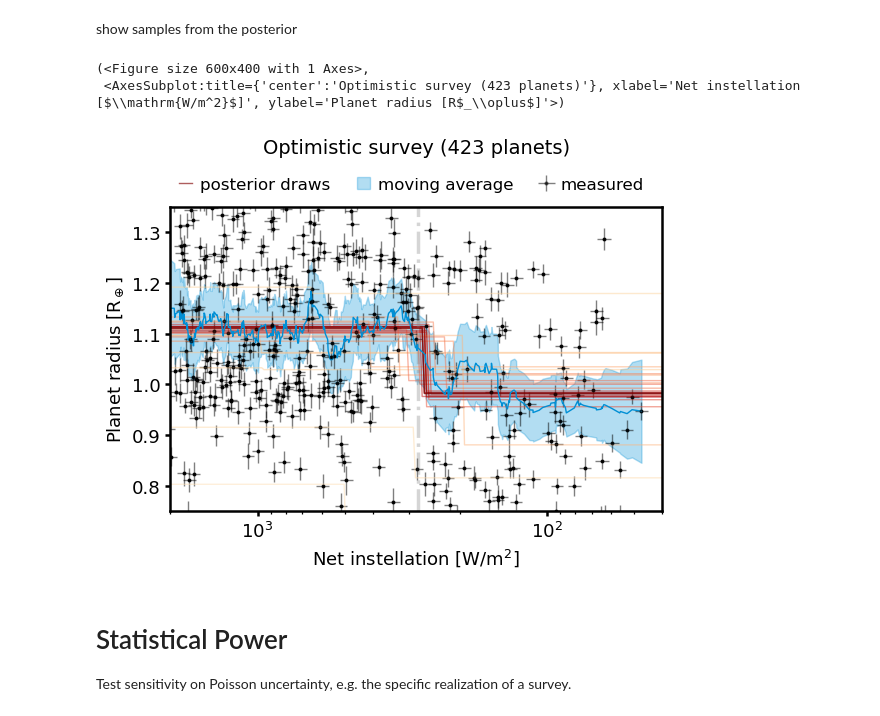
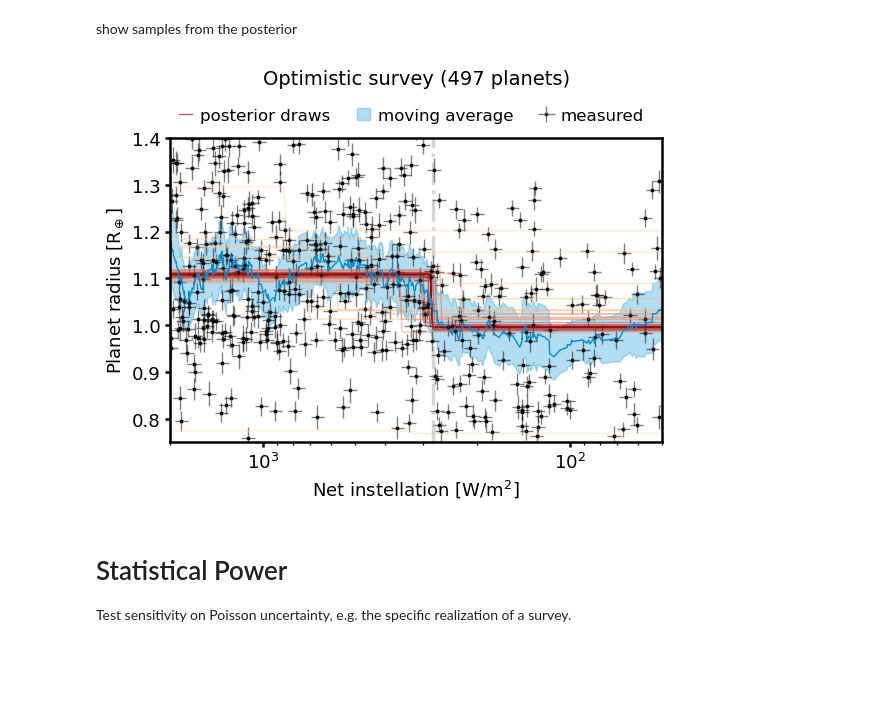
Before and after one commit to matiscke/hz-inner-edge-discontinuity, a Jupyter notebook: src/scripts/magmaocean.ipynb, the cells around one changed output. Saved outputs shown, nothing was run; the diff lists cells and outputs as text; code cells hidden in the pictures; blank space fills up the shorter version.

Commit message:
test different M-R relations, add plot and discuss differences

```diff
--- a/src/scripts/magmaocean.ipynb
+++ b/src/scripts/magmaocean.ipynb
@@ -659,7 +660,7 @@ save_var_latex('N_optimistic', '{:.0f}'.format(N))
 # %% [markdown]
 simulate observations, obtain dataset
 # %%
-data = survey.observe(detected, demographics=True)
+data = survey.observe(detected_opt, demographics=True)
 # %% [output]
 <Figure size 600x400 with 0 Axes>
 # %%
@@ -709,7 +710,8 @@ The parameter space is complex, need to use nested sampling (not MCMC).
 import corner
 from bioverse.hypothesis import Hypothesis, magma_ocean_hypo, magma_ocean_f0, get_avg_deltaR_deltaRho
 
-def hypotest(data, parameter_of_interest, binned=False, nburn=100, nlive= 500):
+def hypotest(data, parameter_of_interest, params, log, bounds, bounds_null, features = ('a_eff',),  binned=False, nburn=100, nlive= 500):
+
     """perform hypothesis test.
 
     Parameters
@@ -726,20 +728,12 @@ def hypotest(data, parameter_of_interest, binned=False, nburn=100, nlive= 500):
         number of live points for the nested sampling
     """
 
-    params = ('S_thresh', 'wrr', 'f_rgh', 'avg')
+
     if binned:
         labels = (parameter_of_interest + '_mean_binned',)
     else:
         labels = (parameter_of_interest + '_mean',)
 
-    features = ('a_eff',)
-
-    # define PRIORS for the parameters in theta uniform for 'S_thresh', log-uniform for 'wrr', uniform for 'f_rgh', 'R_avg')
-    log = (False, True, False, False)
-    if parameter_of_interest == 'R':
-        bounds = np.array([[10., 1000.0], [1e-5, 0.1], [0.0, 1.0], [.1, 15.]])
-    elif parameter_of_interest == 'rho':
-        bounds = np.array([[10., 1000.0], [1e-5, 0.1], [0.0, 1.0], [1., 6.]])
 
     # interpolate average delta R/delta rho
     avg_deltaR_deltaRho = get_avg_deltaR_deltaRho()
@@ -750,7 +744,6 @@ def hypotest(data, parameter_of_interest, binned=False, nburn=100, nlive= 500):
                     fill_value='extrapolate')
 
     # define hypothesis; define null hypothesis (a broad distribution in planet radius that is independent of orbital distance)
-    bounds_null = np.array([bounds[-1]])            # prior bounds for null hypothesis
 
     if parameter_of_interest == 'R':
         h_magmaocean = Hypothesis(magma_ocean_hypo, bounds, params=params, features=features, labels=labels,
@@ -778,5 +771,23 @@ def hypotest(data, parameter_of_interest, binned=False, nburn=100, nlive= 500):
 
     return results
 
-results_opt = hypotest(data, parameter_of_interest, binned=False)
+params = ('S_thresh', 'wrr', 'f_rgh', 'avg')
+features = ('a_eff',)
+labels = (parameter_of_interest + '_mean',)
+log = (False, True, False, False)
+nburn=100
+
+
+# define PRIORS for the parameters in theta uniform for 'S_thresh', log-uniform for 'wrr', uniform for 'f_rgh', 'R_avg')
+bounds_R = np.array([[10., 1000.0], [1e-5, 0.1], [0.0, 1.0], [.1, 15.]])
+bounds_rho = np.array([[10., 1000.0], [1e-5, 0.1], [0.0, 1.0], [1., 6.]])
+if parameter_of_interest == 'R':
+    bounds=bounds_R
+elif parameter_of_interest == 'rho':
+    bounds=bounds_rho
+
+bounds_null = np.array([bounds[-1]])            # prior bounds for null hypothesis
+
+results_opt = hypotest(data, parameter_of_interest, params=params, log=log, bounds=bounds,
+                       bounds_null=bounds_null, features=features, binned=False)
 # %% [output]
@@ -937,39 +948,37 @@ def plot_survey(data, results, parameter_of_interest, show_rolling_mean=True, sh
     # ax.set_yscale('log')
     if xvar == 'S_abs':
         ax.set_xlabel('Net instellation [$\mathrm{W/m^2}$]')
         ax.axvline(planets_args['S_thresh'], ls='-.', c='gray', alpha=.33)
         ax.invert_xaxis()
     if yvar == 'R':
         ax.set_ylabel('Planet radius [R$_\oplus$]')
     elif yvar == 'rho':
         ax.set_ylabel('bulk density(g/cm3)')
 
     if show_rolling_mean:
         # add confidence interval of rolling mean radius
         mean = data.sort_by('S_abs')[parameter_of_interest + '_mean']
         sem = data.error.sort_by('S_abs')[parameter_of_interest + '_mean']
         ax.plot(data.sort_by('S_abs')['S_abs'], mean,
                         color='C2', lw=1)
         ax.fill_between(data.sort_by('S_abs')['S_abs'], (mean-sem),
                         (mean+sem), color='C2', alpha=.3, label='moving average')
 
 
     ax.set_title('Optimistic survey ({} planets)'.format(len(data)), y=1.15, fontsize=14)
     fig.legend(fontsize=12, loc='lower left', ncol=99, bbox_to_anchor=(0.15, .97),
                                   frameon=False, columnspacing=1.6)
 
     # ax.axhline(0.98, color='C2', ls='--', label='mean')
 
-    ax.set_xlim(2000,40.)
-    ax.set_ylim(0.75, 1.35)
+    ax.set_xlim(2000,50.)
+    ax.set_ylim(0.75, 1.4)
     # ax.set_ylim(1.8, 5.)
     return fig, ax
 
-plot_survey(data, results_opt, parameter_of_interest, show_rolling_mean=True, show_binned_stats=False)
+fig, ax = plot_survey(data, results_opt, parameter_of_interest, show_rolling_mean=True, show_binned_stats=False)
 # %% [output]
-(<Figure size 600x400 with 1 Axes>,
- <AxesSubplot:title={'center':'Optimistic survey (423 planets)'}, xlabel='Net instellation [$\\mathrm{W/m^2}$]', ylabel='Planet radius [R$_\\oplus$]'>)
-[figure, old version]
+[figure, new version]
 # %%
 # fig.savefig(paths.static / 'optimistic_R-S.pdf')
 # %% [markdown]
```
Also changed, not shown: parts of 25 cells of this notebook, 3 other files.
